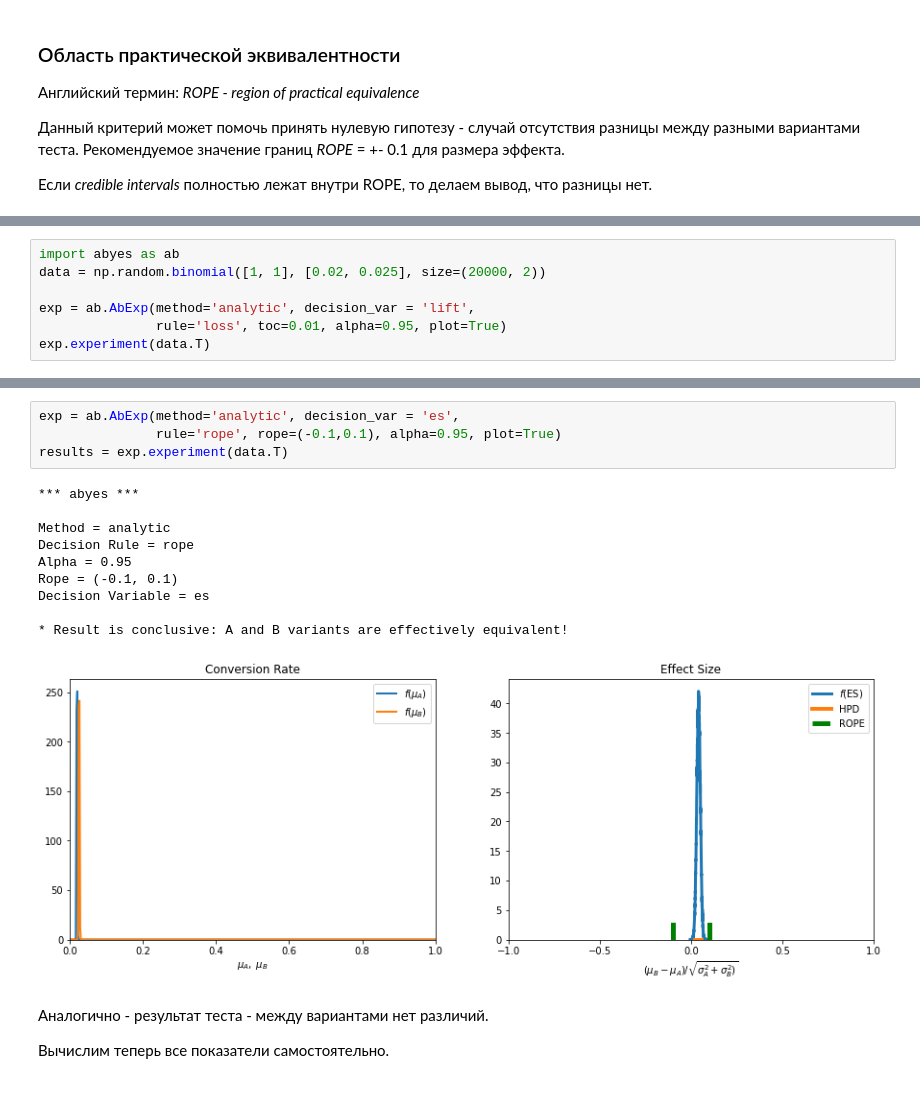
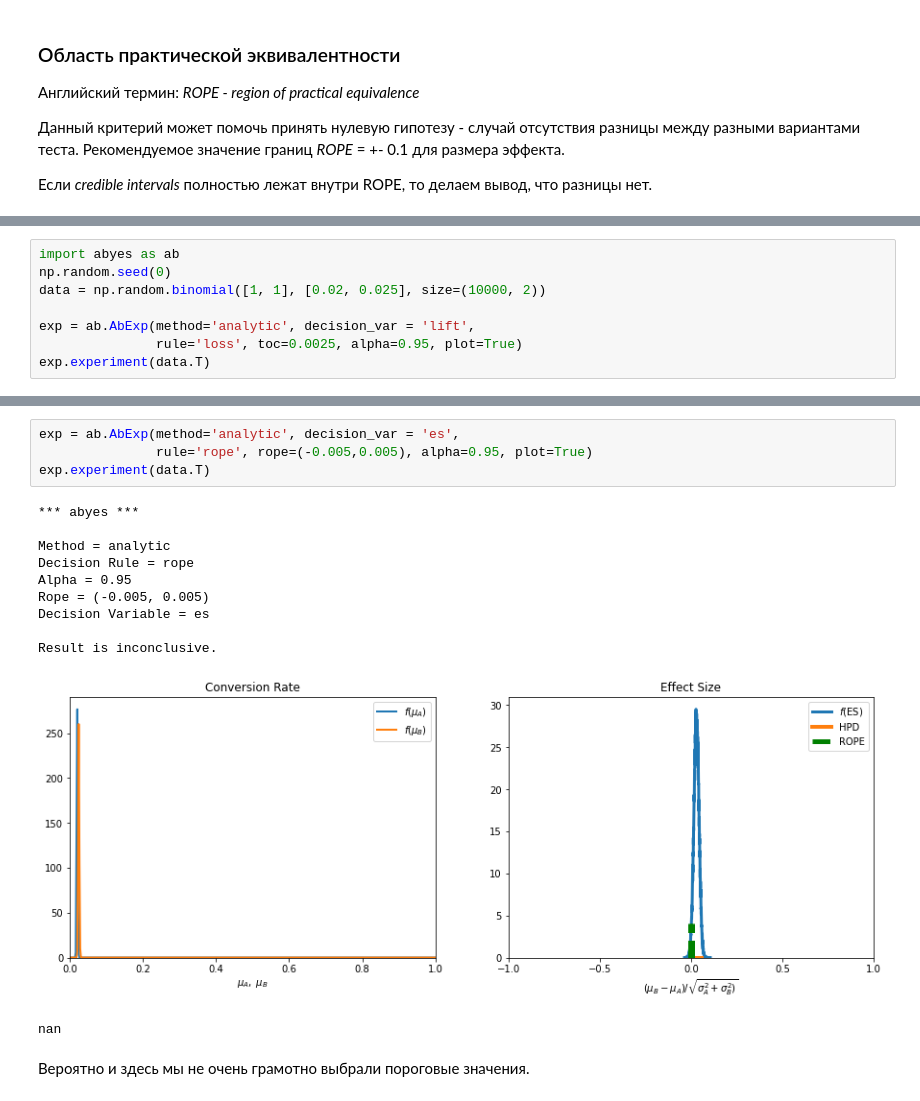
Before and after one commit to iakubovskii7/AB, a Jupyter notebook: Description algorithms/Bayesian_algorithms.ipynb, the cells around one changed output, grey strips where cells are left out. Cells and saved outputs as stored; diff of their text form.

```diff
--- a/Description algorithms/Bayesian_algorithms.ipynb
+++ b/Description algorithms/Bayesian_algorithms.ipynb
@@ -139,9 +153,10 @@ $
 # %%
 import abyes as ab
-data = np.random.binomial([1, 1], [0.02, 0.025], size=(20000, 2))
+np.random.seed(0)
+data = np.random.binomial([1, 1], [0.02, 0.025], size=(10000, 2))
 
 exp = ab.AbExp(method='analytic', decision_var = 'lift',
-               rule='loss', toc=0.01, alpha=0.95, plot=True)
+               rule='loss', toc=0.0025, alpha=0.95, plot=True)
 exp.experiment(data.T)
 # %% [output]
 *** abyes ***
@@ -160,22 +204,21 @@ Decision Variable = lift
 # %%
 exp = ab.AbExp(method='analytic', decision_var = 'es',
-               rule='rope', rope=(-0.1,0.1), alpha=0.95, plot=True)
-results = exp.experiment(data.T)
+               rule='rope', rope=(-0.005,0.005), alpha=0.95, plot=True)
+exp.experiment(data.T)
 # %% [output]
 *** abyes ***
 
 Method = analytic
 Decision Rule = rope
 Alpha = 0.95
-Rope = (-0.1, 0.1)
+Rope = (-0.005, 0.005)
 Decision Variable = es
 
-* Result is conclusive: A and B variants are effectively equivalent!
+Result is inconclusive.
-[figure, old version]
+[figure, new version]
+nan
-# %% [markdown]
-Аналогично - результат теста - между вариантами нет различий.
-
-Вычислим теперь все показатели самостоятельно.
+# %% [markdown]
+Вероятно и здесь мы не очень грамотно выбрали пороговые значения.
 # %%
 alphas, betas = data.sum(axis=0), data.shape[0] - data.sum(axis=0)
 bayesian_metrics(alphas, betas)
```
Also changed, not shown: parts of 30 cells of this notebook, 3 other files.
